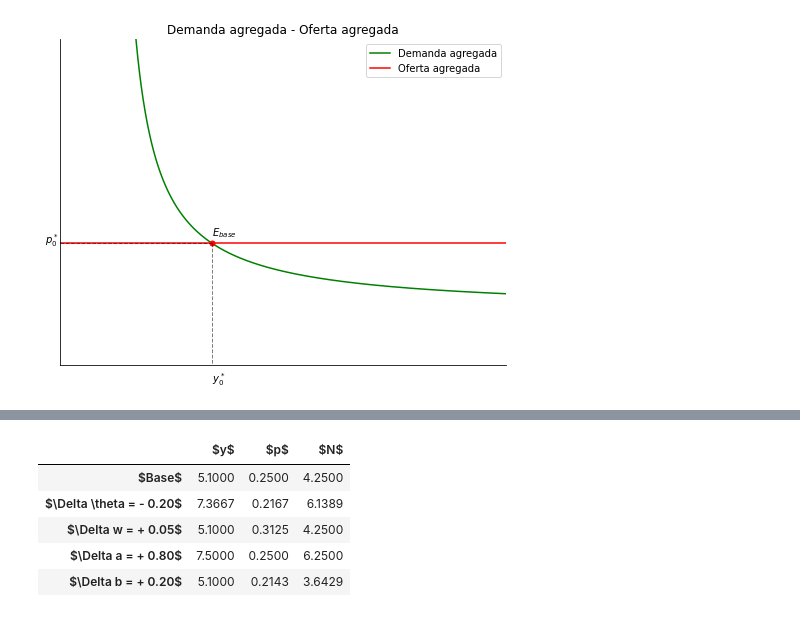
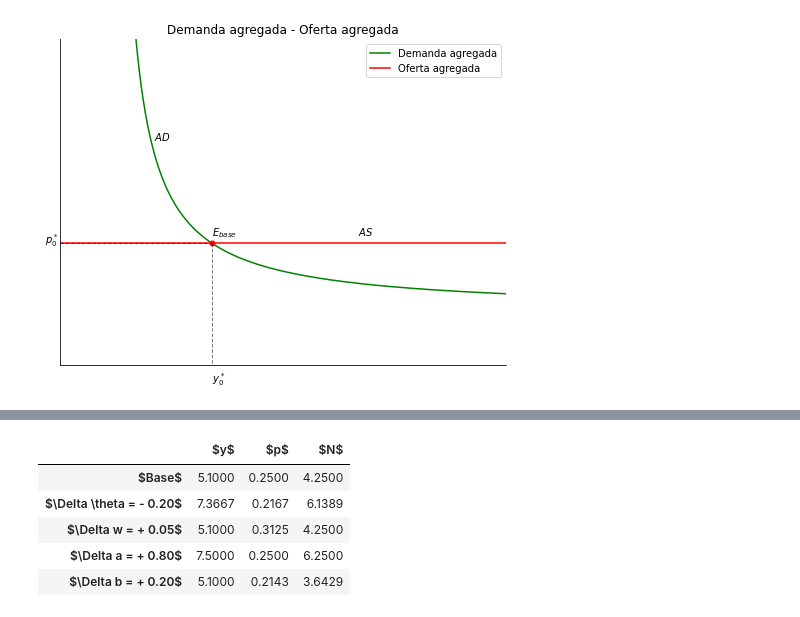
Before and after one commit to joansmiranda/kaleckianAS-AD, a Jupyter notebook: AD&AS_kaleckian.ipynb, the cells around one changed output, grey strips where cells are left out. Cells and saved outputs as stored; diff of their text form; code cells hidden in the pictures.

```diff
--- a/AD&AS_kaleckian.ipynb
+++ b/AD&AS_kaleckian.ipynb
@@ -87,26 +86,28 @@ for i in range (0, escenarios):
 
     Ne['e{0}'.format(i)] = ye['e{0}'.format(i)]/b[i]
 # %%
-"GRÁFICA: ESCENARIO BASE"
+"ESCENARIO BASE"
 
 xmin, xmax, ymin, ymax = 0, 15, 0.1, 0.5
 
 fig, ax = plt.subplots(figsize=(8, 6))
 ax.plot(y, AD['e0'], color= 'Green', label= 'Demanda agregada')
 ax.axhline(GS['e0'], color = 'Red',  label= 'Oferta agregada')
 ax.plot(ye['e0'], pe['e0'], marker = '.', markersize = 10, markeredgecolor = 'red', markerfacecolor = 'red')
 ax.plot([ye['e0'], ye['e0']], [0, pe['e0']], c = 'black', ls='--', lw = 1, alpha = 0.5)
 ax.plot([0, ye['e0']], [pe['e0'], pe['e0']], c = 'black', ls='--', lw = 1, alpha = 0.5)
 ax.set_title('Demanda agregada - Oferta agregada')
 ax.text(ye['e0'], pe['e0'] + 0.01, '$E_{base}$')
 ax.text(-0.5, pe['e0'], '$p_{0}^*$')
 ax.text(ye['e0'], 0.08, '$y_{0}^*$')
+ax.text(y[60], AD['e0'][50], '$AD$')
+ax.text(10, GS['e0'] + 0.01, '$AS$')
 ax.set(xlim = (xmin, xmax), ylim = (ymin, ymax))
 ax.spines['top'].set_visible(False)
 ax.spines['right'].set_visible(False)
 ax.xaxis.set_visible(False)
 ax.yaxis.set_visible(False)
 ax.legend()
 plt.show()
 # %% [output]
-[figure, old version]
+[figure, new version]
```
Also changed, not shown: parts of 10 cells of this notebook.
